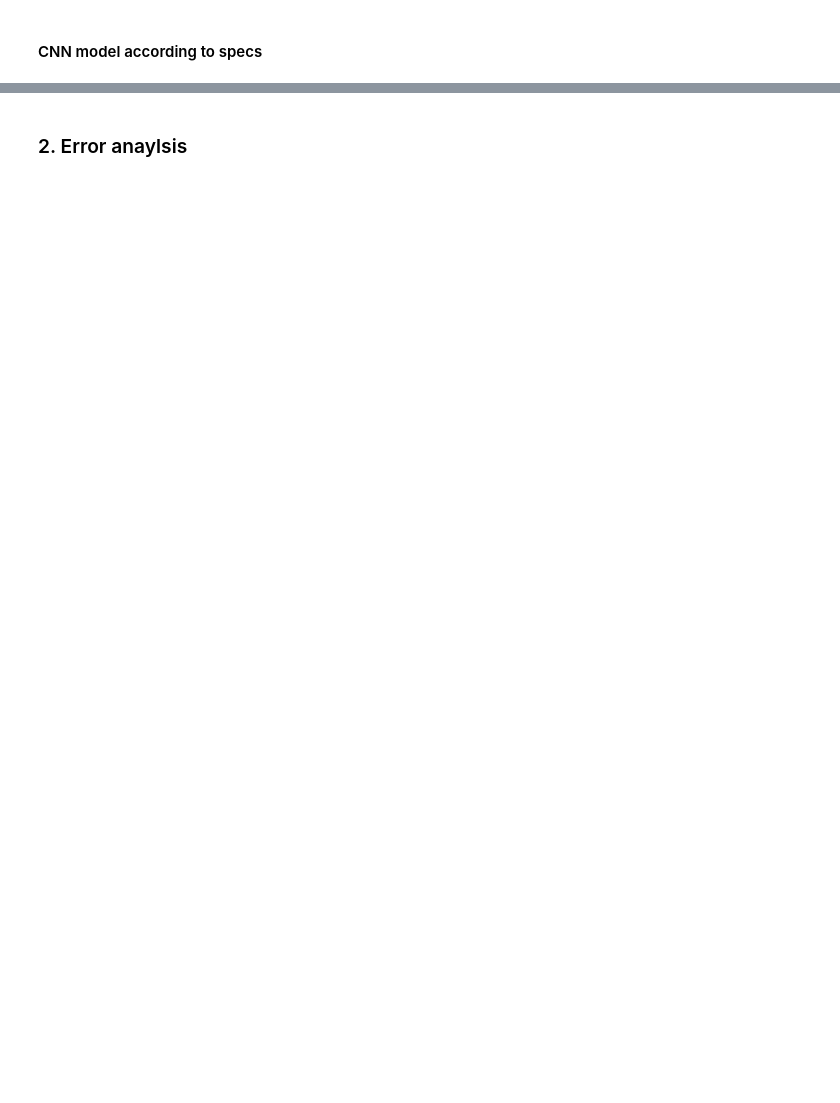
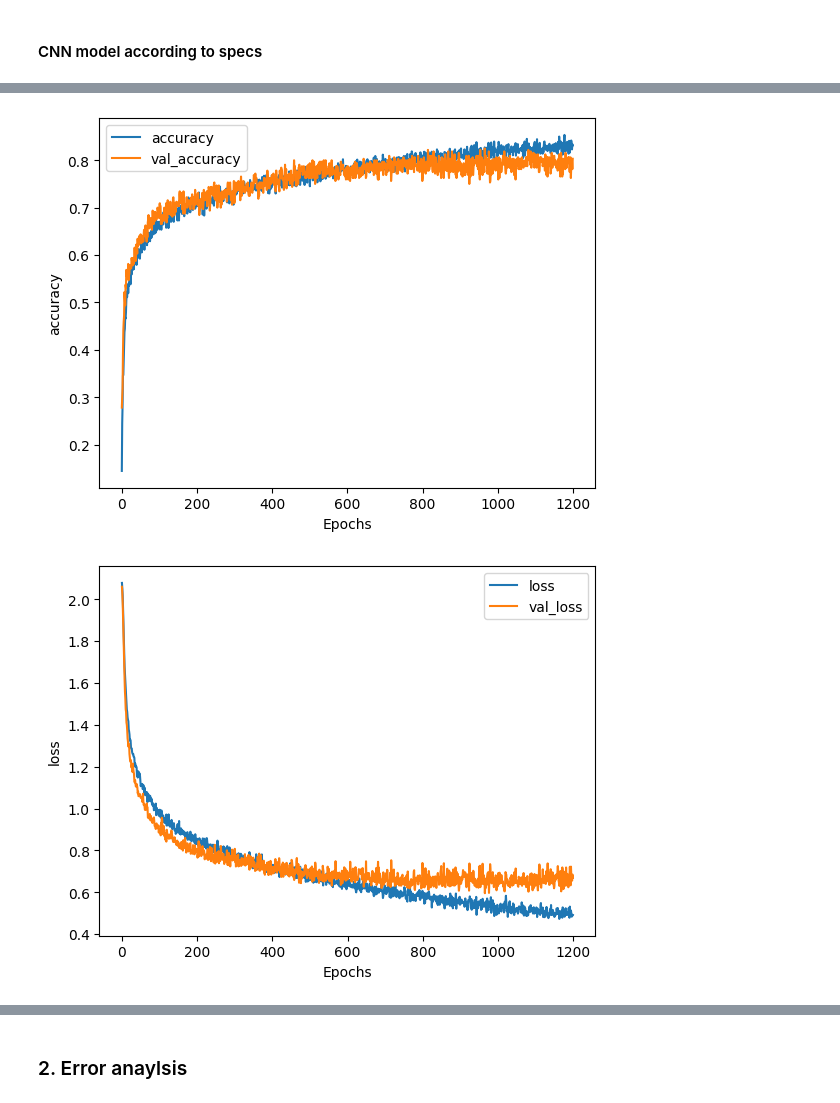
Before and after one commit to tsultan16/COMP90086_Assignment2, a Jupyter notebook: COMP90086_asst2_2023.ipynb, the cells around one changed output, grey strips where cells are left out. Drawn from its saved outputs; the diff is of its cells as text; code cells hidden in the pictures; blank space fills up the shorter version.

```diff
--- a/COMP90086_asst2_2023.ipynb
+++ b/COMP90086_asst2_2023.ipynb
@@ -21,12 +32,21 @@ The following code section will load the dataset from a folder that you specify.
 from keras.preprocessing.image import ImageDataGenerator
 
 data_dir = 'scene32' # SPECIFY YOUR PATH TO THE DATASET
-batch_size = 40
+batch_size = 100
 
 # Data generator for training
 # Additional data augmentation may be added here if desired
 train_datagen = ImageDataGenerator(
-    rescale=1./255)
+    rescale=1./255,
+    horizontal_flip=True,                    # flip horizontally
+    rotation_range=10,                       # random rotations
+    width_shift_range=0.2,                   # random horizontal translations
+    height_shift_range=0.2,                  # random vertical translations
+    zoom_range=0.3,                          # random zooming
+    shear_range=0.1,                         # random shearing
+    zca_whitening=True,
+    fill_mode='nearest'
+    )
 
 # Data generator for test
 # DO NOT USE DATA AUGMENTATION WITH TEST SET
@@ -91,6 +98,7 @@ cnn1 = keras.Sequential(
         layers.Conv2D(16, (3,3), padding='valid', activation='relu'),
         layers.MaxPooling2D((2,2), strides=(2,2), padding='valid'),
         layers.Flatten(),                                              # unravel the 3d tensor from the previous layer output
+        layers.Dropout(0.2),
         layers.Dense(64, activation='relu'),
         layers.Dense(8, activation='softmax')                          # output layer with 8 neurons, corresponding to the 8 categories
     ]
@@ -98,7 +106,8 @@ cnn1 = keras.Sequential(
 
 
 # configure the model
-cnn1.compile(optimizer='adam', loss=keras.losses.categorical_crossentropy, metrics=['accuracy'])
+cnn1.compile(optimizer=keras.optimizers.Adam(
+    learning_rate=0.0001), loss=keras.losses.categorical_crossentropy, metrics=['accuracy'])
 
 # display summary
 cnn1.summary()
@@ -120,6 +129,3 @@ Total params: 204,056
 Trainable params: 204,056
 Non-trainable params: 0
 _________________________________________________________________
-# %%
-# train the model
-history_cnn1 = cnn1.fit(train_data, validation_data=val_data, epochs=50, verbose=2)
@@ -156,0 +132,3 @@ Epoch 50/50
+# %%
+# train the model again, this time with augmented images
+history_cnn1_aug = cnn1.fit(train_data, validation_data=val_data, epochs=1200, verbose=2)
@@ -156,0 +160,15 @@ Epoch 50/50
+# %%
+# plot some learning curves
+def plot_graphs(training_history, metric):
+    plt.plot(training_history.history[metric])
+    plt.plot(training_history.history["val_"+metric])
+    plt.xlabel("Epochs")
+    plt.ylabel(metric)
+    plt.legend([metric, "val_"+metric])
+    plt.show()
+
+plot_graphs(history_cnn1_aug, "accuracy")
+plot_graphs(history_cnn1_aug, "loss")
+# %% [output]
+[figure, added]
+[figure, added]
```
Also changed, not shown: parts of 17 cells of this notebook.
